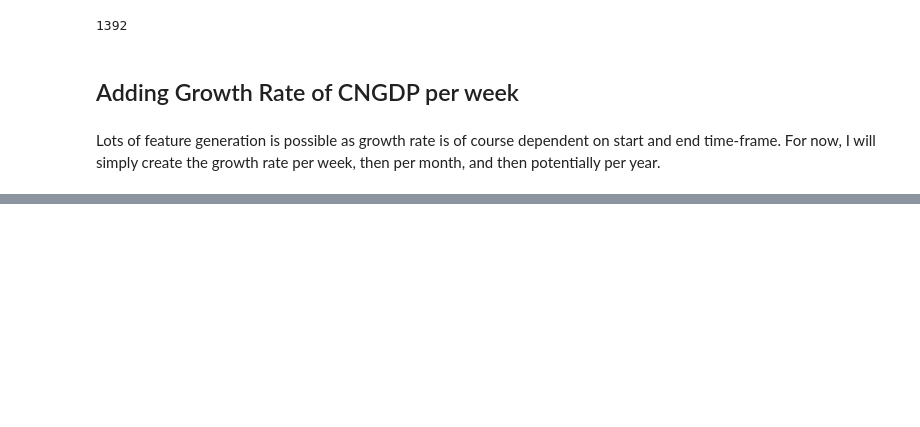
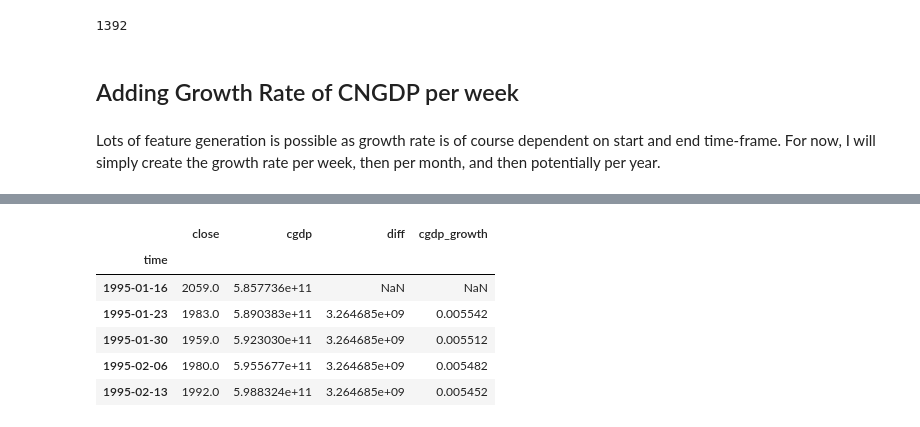
Before and after one commit to LeibnizianOptimist/bdi_predict, a Jupyter notebook: notebooks/CGDP Feature Cleaning.ipynb, the cells around one changed output, grey strips where cells are left out. Cells and saved outputs as stored; diff of their text form; code cells hidden in the pictures; blank space fills up the shorter version.

Commit message:
calculated CGDP growth rate per week

```diff
--- a/notebooks/CGDP Feature Cleaning.ipynb
+++ b/notebooks/CGDP Feature Cleaning.ipynb
@@ -220,2 +226,4 @@ def growth_rate_weekly(df):
+# %%
+combined_df["diff"] = combined_df["cgdp"].diff()
 # %%
-combined_df["cngdp_growth_rate"] =
+combined_df.head()
@@ -221,0 +238,12 @@ combined_df["cngdp_growth_rate"] =
+# %%
+combined_df["cgdp_growth"] = combined_df["diff"] /combined_df["cgdp"]
+# %%
+combined_df.head()
+# %% [output]
+|  | close | cgdp | diff | cgdp_growth |
+| time |  |  |  |  |
+| 1995-01-16 | 2059.0 | 5.857736e+11 | NaN | NaN |
+| 1995-01-23 | 1983.0 | 5.890383e+11 | 3.264685e+09 | 0.005542 |
+| 1995-01-30 | 1959.0 | 5.923030e+11 | 3.264685e+09 | 0.005512 |
+| 1995-02-06 | 1980.0 | 5.955677e+11 | 3.264685e+09 | 0.005482 |
+| 1995-02-13 | 1992.0 | 5.988324e+11 | 3.264685e+09 | 0.005452 |
```
Also changed, not shown: parts of 5 cells of this notebook.
